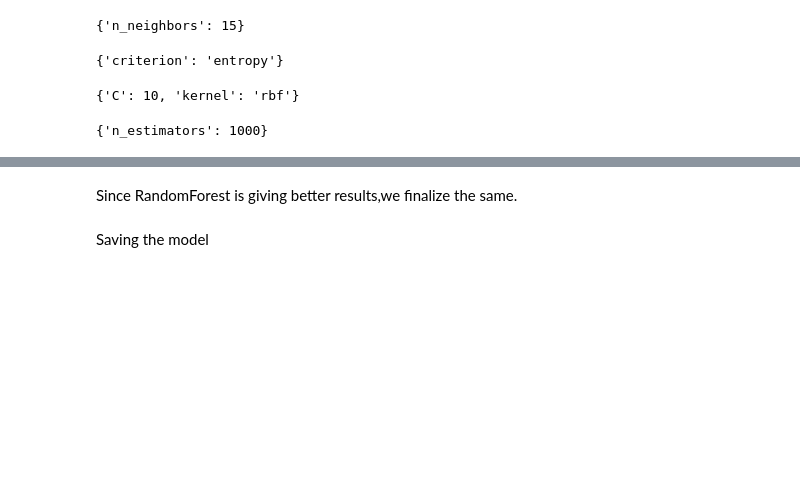
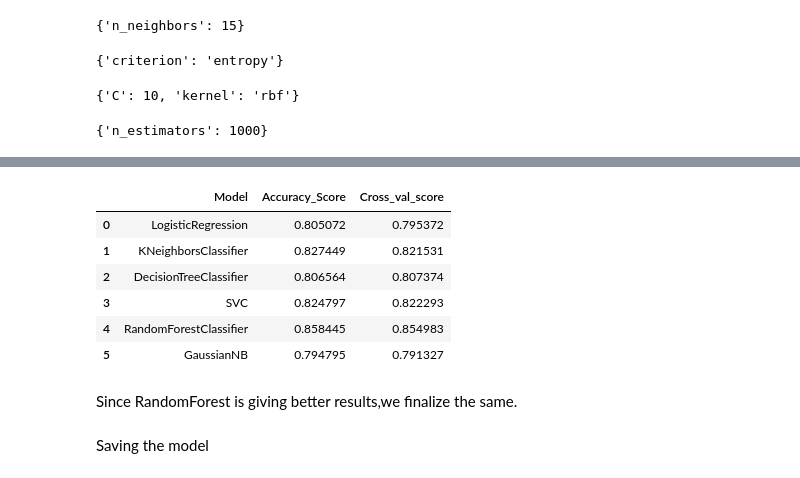
Before and after one commit to Sheetal1710/Data_science, a Jupyter notebook: Census Income Data Set.ipynb, the cells around one changed output, grey strips where cells are left out. Saved outputs shown, nothing was run; the diff lists cells and outputs as text; code cells hidden in the pictures; blank space fills up the shorter version.

```diff
--- a/Census Income Data Set.ipynb
+++ b/Census Income Data Set.ipynb
@@ -639,3 +630,14 @@ AxesSubplot(0.125,0.808774;0.62x0.0712264)
+# %%
+result=pd.DataFrame({'Model':['LogisticRegression','KNeighborsClassifier','DecisionTreeClassifier','SVC','RandomForestClassifier','GaussianNB'],'Accuracy_Score':score,'Cross_val_score':cvs})
+result
+# %% [output]
+|  | Model | Accuracy_Score | Cross_val_score |
+| 0 | LogisticRegression | 0.805072 | 0.795372 |
+| 1 | KNeighborsClassifier | 0.827449 | 0.821531 |
+| 2 | DecisionTreeClassifier | 0.806564 | 0.807374 |
+| 3 | SVC | 0.824797 | 0.822293 |
+| 4 | RandomForestClassifier | 0.858445 | 0.854983 |
+| 5 | GaussianNB | 0.794795 | 0.791327 |
 # %% [markdown]
 Since RandomForest is giving better results,we finalize the same.
 # %% [markdown]
```
Also changed, not shown: parts of 3 cells of this notebook.
